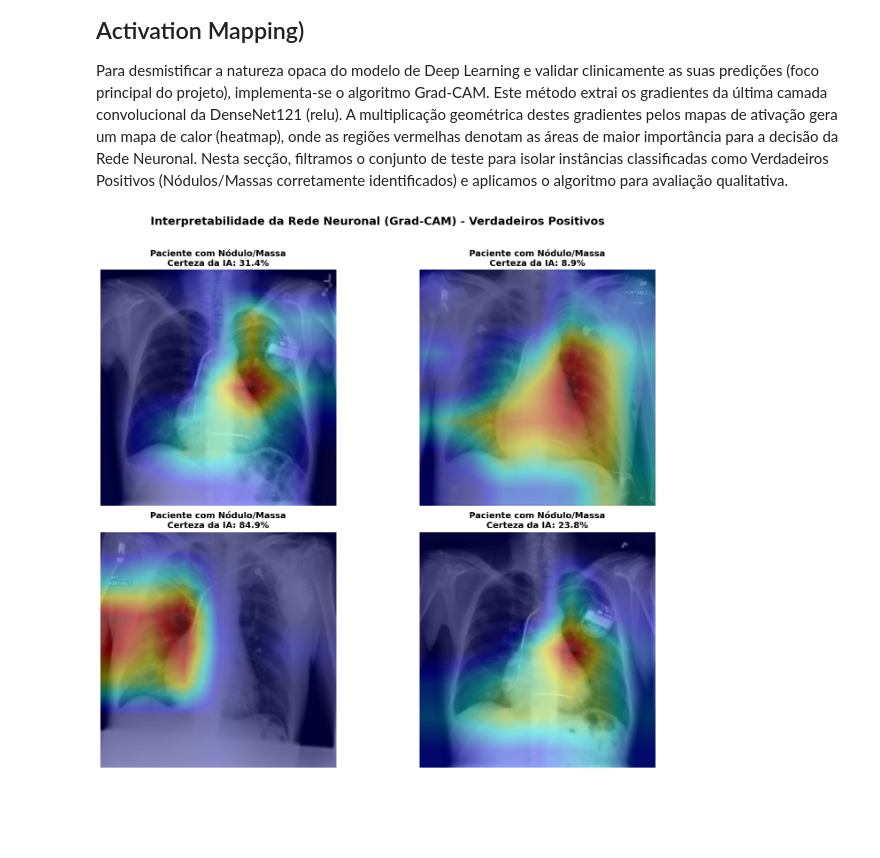
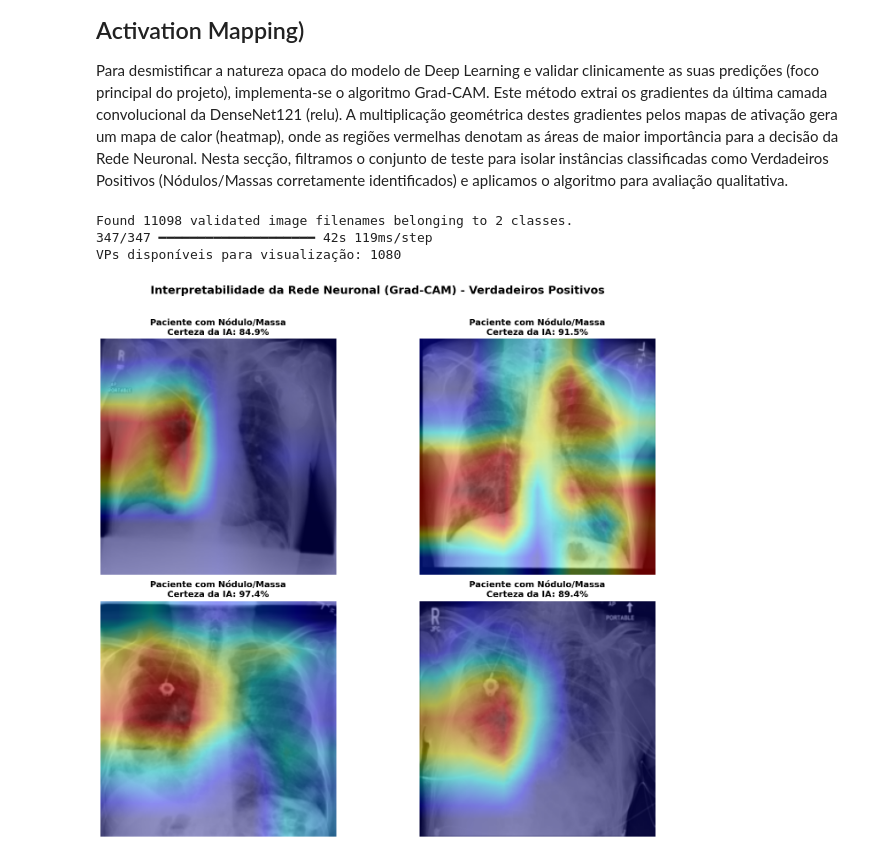
Before and after one commit to GPVilia/cdss-chest-xray-project, a Jupyter notebook: notebooks/03_Explicabilidade_GradCAM.ipynb, the cells around one changed output. Saved outputs shown, nothing was run; the diff lists cells and outputs as text; code cells hidden in the pictures; blank space fills up the shorter version.

```diff
--- a/notebooks/03_Explicabilidade_GradCAM.ipynb
+++ b/notebooks/03_Explicabilidade_GradCAM.ipynb
@@ -199,9 +331,30 @@ def fazer_gradcam(caminho_imagem, grad_model):
     heatmap = tf.maximum(heatmap, 0) / tf.math.reduce_max(heatmap)
     return heatmap.numpy(), img_array[0], probabilidade
 
-# 4. Selecionar Verdadeiros Positivos (Pacientes com Nódulos que a IA detetou bem)
-df_doentes = df_teste[df_teste['Classe_Binaria'] == 1]
-imagens_para_testar = df_doentes['Caminho_Imagem'].head(4).tolist()
+# 4. Selecionar Verdadeiros Positivos REAIS
+# (doentes confirmados pelo médico E corretamente detetados pelo modelo)
+test_datagen_vp = ImageDataGenerator(rescale=1./255)
+gen_vp = test_datagen_vp.flow_from_dataframe(
+    dataframe=df_teste,
+    x_col='Caminho_Imagem',
+    y_col='Rotulo',
+    target_size=(224, 224),
+    batch_size=32,
+    class_mode='binary',
+    shuffle=False
+)
+probs_vp = modelo.predict(gen_vp)
+
+df_teste_com_probs = df_teste.copy().reset_index(drop=True)
+df_teste_com_probs['prob_nodulo'] = 1.0 - probs_vp.ravel()
+
+# VP real: doente real (Classe_Binaria==1) E modelo previu doença (prob_nodulo > 0.5)
+df_vp = df_teste_com_probs[
+    (df_teste_com_probs['Classe_Binaria'] == 1) &
+    (df_teste_com_probs['prob_nodulo'] > 0.5)
+]
+imagens_para_testar = df_vp['Caminho_Imagem'].head(4).tolist()
+print(f"VPs disponíveis para visualização: {len(df_vp)}")
 
 # 5. Desenhar o Painel Visual para a Tese
 plt.figure(figsize=(16, 12))
@@ -209,31 +362,34 @@ plt.figure(figsize=(16, 12))
 for i, caminho in enumerate(imagens_para_testar):
     heatmap, imagem_original, probabilidade = fazer_gradcam(caminho, grad_model)
 
     # Redimensionar o mapa de calor
     heatmap_redimensionado = cv2.resize(heatmap, (224, 224))
     heatmap_redimensionado = np.uint8(255 * heatmap_redimensionado)
 
     # Aplicar a paleta de cores 'JET'
     heatmap_colorido = cv2.applyColorMap(heatmap_redimensionado, cv2.COLORMAP_JET)
 
     # CORRIGIDO: cv2.COLOR_BGR2RGB (sem o "MAP")
     heatmap_colorido = cv2.cvtColor(heatmap_colorido, cv2.COLOR_BGR2RGB)
 
     # Sobrepor o mapa de calor à imagem original
     imagem_original_rgb = np.uint8(255 * imagem_original)
     imagem_sobreposta = cv2.addWeighted(imagem_original_rgb, 0.6, heatmap_colorido, 0.4, 0)
 
     # Adicionar ao gráfico
     plt.subplot(2, 2, i+1)
     plt.imshow(imagem_sobreposta)
 
     # Diagnóstico da IA
     certeza = (1.0 - probabilidade) * 100
     plt.title(f"Paciente com Nódulo/Massa\nCerteza da IA: {certeza:.1f}%", fontsize=14, fontweight='bold')
     plt.axis('off')
 
 plt.tight_layout()
 plt.suptitle("Interpretabilidade da Rede Neuronal (Grad-CAM) - Verdadeiros Positivos", fontsize=18, fontweight='bold', y=1.05)
 plt.show()
 # %% [output]
+Found 11098 validated image filenames belonging to 2 classes.
+347/347 ━━━━━━━━━━━━━━━━━━━━ 42s 119ms/step
+VPs disponíveis para visualização: 1080
-[figure, old version]
+[figure, new version]
```
Also changed, not shown: parts of 4 cells of this notebook, 4 other files.
